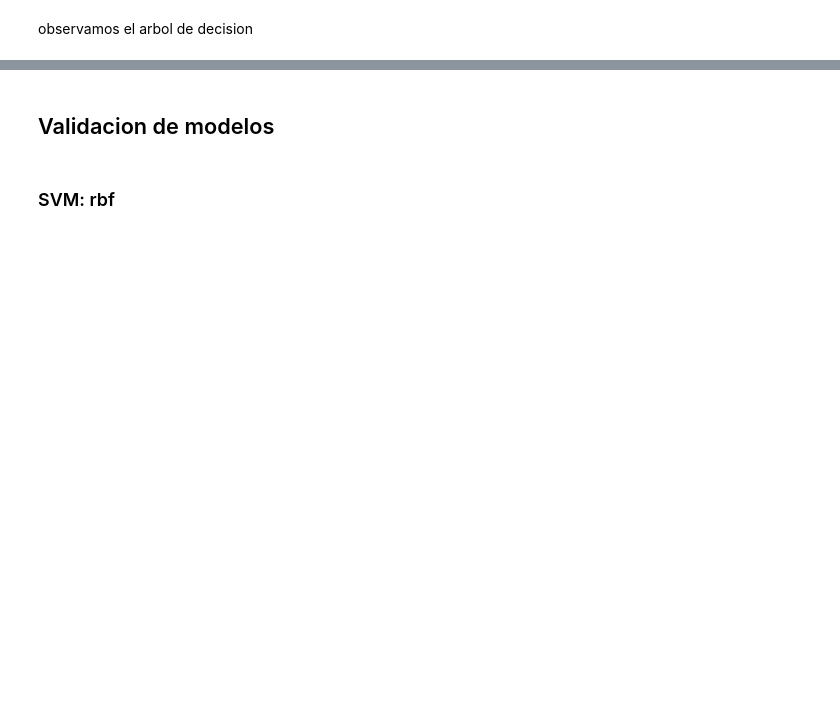
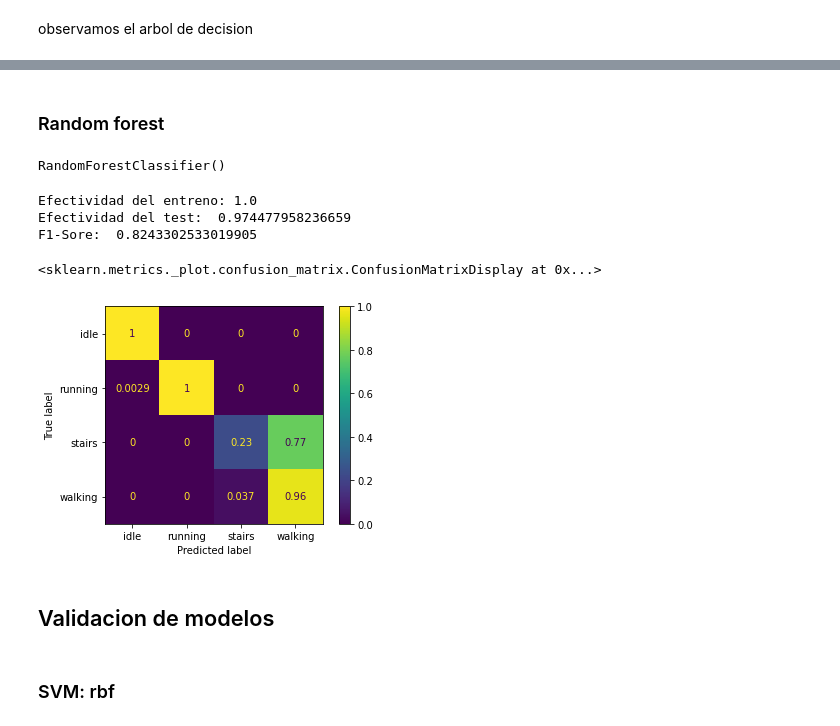
Before and after one commit to migueldemollet/Activity-Recognition, a Jupyter notebook: result.ipynb, the cells around one changed output, grey strips where cells are left out. Drawn from its saved outputs; the diff is of its cells as text; code cells hidden in the pictures; blank space fills up the shorter version.

Commit message:
Añadiendo random forest y conclusiones

```diff
--- a/result.ipynb
+++ b/result.ipynb
@@ -367,2 +391,22 @@ KeyboardInterrupt:
+# %% [markdown]
+### Random forest
+# %%
+random_forest_model = RandomForestClassifier()
+random_forest_model.fit(X_train, y_train)
+# %% [output]
+RandomForestClassifier()
+# %%
+print("Efectividad del entreno:", random_forest_model.score(X_train, y_train))
+print("Efectividad del test: ", random_forest_model.score(X_test, y_test))
+print(f'F1-Sore: ', f1_score(y_test, random_forest_model.predict(X_test), average='macro'))
+# %% [output]
+Efectividad del entreno: 1.0
+Efectividad del test:  0.974477958236659
+F1-Sore:  0.8243302533019905
+# %%
+ConfusionMatrixDisplay.from_estimator(decision_tree_model, X_test, y_test, normalize='true')
+# %% [output]
+<sklearn.metrics._plot.confusion_matrix.ConfusionMatrixDisplay at 0x...>
+[figure, added]
 # %% [markdown]
 ## Validacion de modelos
```
Also changed, not shown: parts of 27 cells of this notebook.
